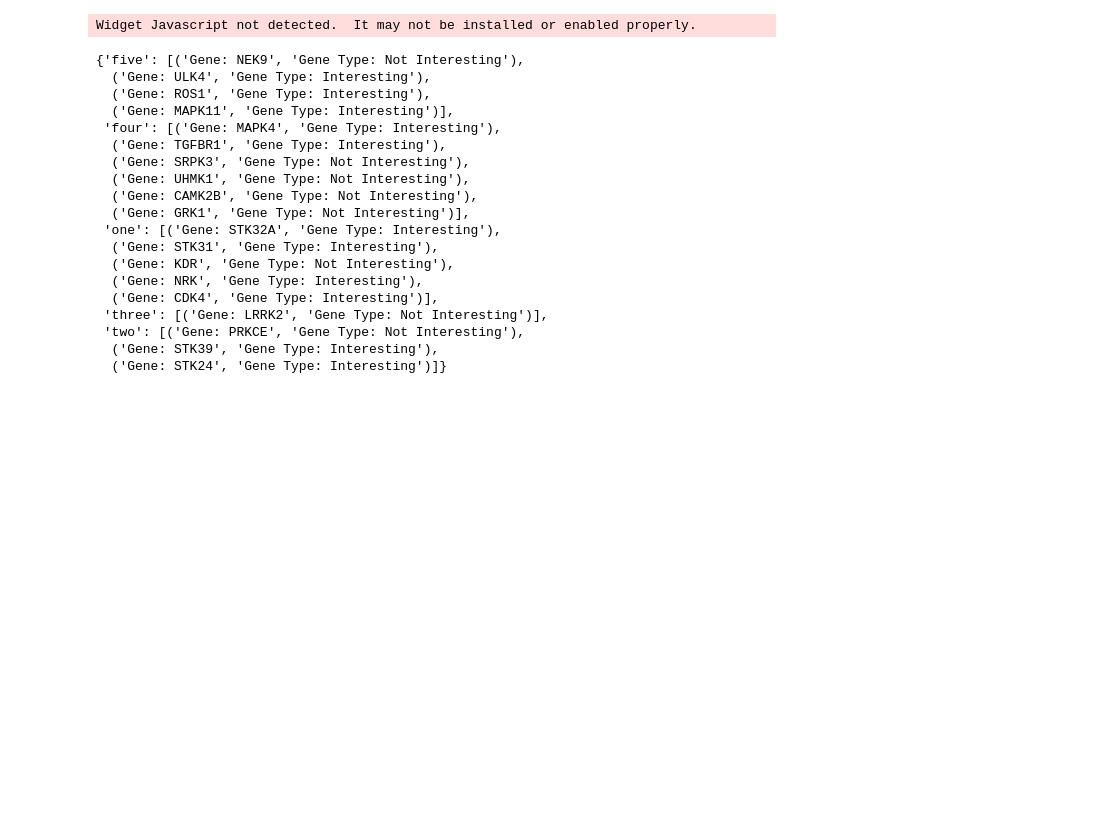
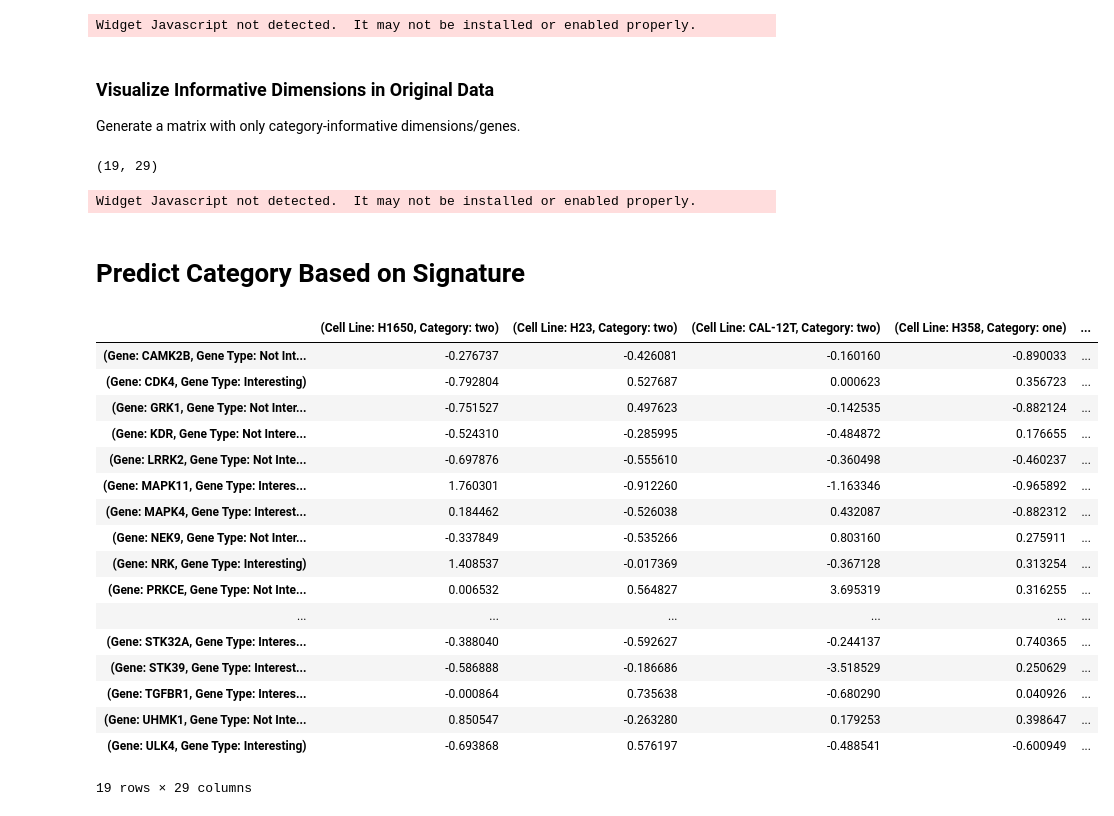
Before and after one commit to ismms-himc/clustergrammer_signature_methods, a Jupyter notebook: notebooks/1.0_Working_on_Signature_Methods.ipynb, the cells around one changed output. Saved outputs shown, nothing was run; the diff lists cells and outputs as text; code cells hidden in the pictures; blank space fills up the shorter version.

Commit message:
working on generalizing signature classification

```diff
--- a/notebooks/1.0_Working_on_Signature_Methods.ipynb
+++ b/notebooks/1.0_Working_on_Signature_Methods.ipynb
@@ -109,25 +126,40 @@ net.cluster()
 net.widget()
 # %% [output]
 Widget Javascript not detected.  It may not be installed or enabled properly.
-# %%
-keep_genes_dict
-# %% [output]
-{'five': [('Gene: NEK9', 'Gene Type: Not Interesting'),
-  ('Gene: ULK4', 'Gene Type: Interesting'),
-  ('Gene: ROS1', 'Gene Type: Interesting'),
-  ('Gene: MAPK11', 'Gene Type: Interesting')],
- 'four': [('Gene: MAPK4', 'Gene Type: Interesting'),
-  ('Gene: TGFBR1', 'Gene Type: Interesting'),
-  ('Gene: SRPK3', 'Gene Type: Not Interesting'),
-  ('Gene: UHMK1', 'Gene Type: Not Interesting'),
-  ('Gene: CAMK2B', 'Gene Type: Not Interesting'),
-  ('Gene: GRK1', 'Gene Type: Not Interesting')],
- 'one': [('Gene: STK32A', 'Gene Type: Interesting'),
-  ('Gene: STK31', 'Gene Type: Interesting'),
-  ('Gene: KDR', 'Gene Type: Not Interesting'),
-  ('Gene: NRK', 'Gene Type: Interesting'),
-  ('Gene: CDK4', 'Gene Type: Interesting')],
- 'three': [('Gene: LRRK2', 'Gene Type: Not Interesting')],
- 'two': [('Gene: PRKCE', 'Gene Type: Not Interesting'),
-  ('Gene: STK39', 'Gene Type: Interesting'),
-  ('Gene: STK24', 'Gene Type: Interesting')]}
+# %% [markdown]
+### Visualize Informative Dimensions in Original Data
+Generate a matrix with only category-informative dimensions/genes.
+# %%
+df['ini_info'] = df['ini'].ix[keep_genes]
+df['ini_info'].shape
+# %% [output]
+(19, 29)
+# %%
+net.load_df(df['ini_info'])
+net.cluster()
+net.widget()
+# %% [output]
+Widget Javascript not detected.  It may not be installed or enabled properly.
+# %% [markdown]
+# Predict Category Based on Signature
+# %%
+df_data_ini.ix[keep_rows]
+# %% [output]
+|  | (Cell Line: H1650, Category: two) | (Cell Line: H23, Category: two) | (Cell Line: CAL-12T, Category: two) | (Cell Line: H358, Category: one) | ... |
+| (Gene: CAMK2B, Gene Type: Not Int... | -0.276737 | -0.426081 | -0.160160 | -0.890033 | ... |
+| (Gene: CDK4, Gene Type: Interesting) | -0.792804 | 0.527687 | 0.000623 | 0.356723 | ... |
+| (Gene: GRK1, Gene Type: Not Inter... | -0.751527 | 0.497623 | -0.142535 | -0.882124 | ... |
+| (Gene: KDR, Gene Type: Not Intere... | -0.524310 | -0.285995 | -0.484872 | 0.176655 | ... |
+| (Gene: LRRK2, Gene Type: Not Inte... | -0.697876 | -0.555610 | -0.360498 | -0.460237 | ... |
+| (Gene: MAPK11, Gene Type: Interes... | 1.760301 | -0.912260 | -1.163346 | -0.965892 | ... |
+| (Gene: MAPK4, Gene Type: Interest... | 0.184462 | -0.526038 | 0.432087 | -0.882312 | ... |
+| (Gene: NEK9, Gene Type: Not Inter... | -0.337849 | -0.535266 | 0.803160 | 0.275911 | ... |
+| (Gene: NRK, Gene Type: Interesting) | 1.408537 | -0.017369 | -0.367128 | 0.313254 | ... |
+| (Gene: PRKCE, Gene Type: Not Inte... | 0.006532 | 0.564827 | 3.695319 | 0.316255 | ... |
+| ... | ... | ... | ... | ... | ... |
+| (Gene: STK32A, Gene Type: Interes... | -0.388040 | -0.592627 | -0.244137 | 0.740365 | ... |
+| (Gene: STK39, Gene Type: Interest... | -0.586888 | -0.186686 | -3.518529 | 0.250629 | ... |
+| (Gene: TGFBR1, Gene Type: Interes... | -0.000864 | 0.735638 | -0.680290 | 0.040926 | ... |
+| (Gene: UHMK1, Gene Type: Not Inte... | 0.850547 | -0.263280 | 0.179253 | 0.398647 | ... |
+| (Gene: ULK4, Gene Type: Interesting) | -0.693868 | 0.576197 | -0.488541 | -0.600949 | ... |
+19 rows × 29 columns
```
Also changed, not shown: parts of 15 cells of this notebook, 1 other file.
